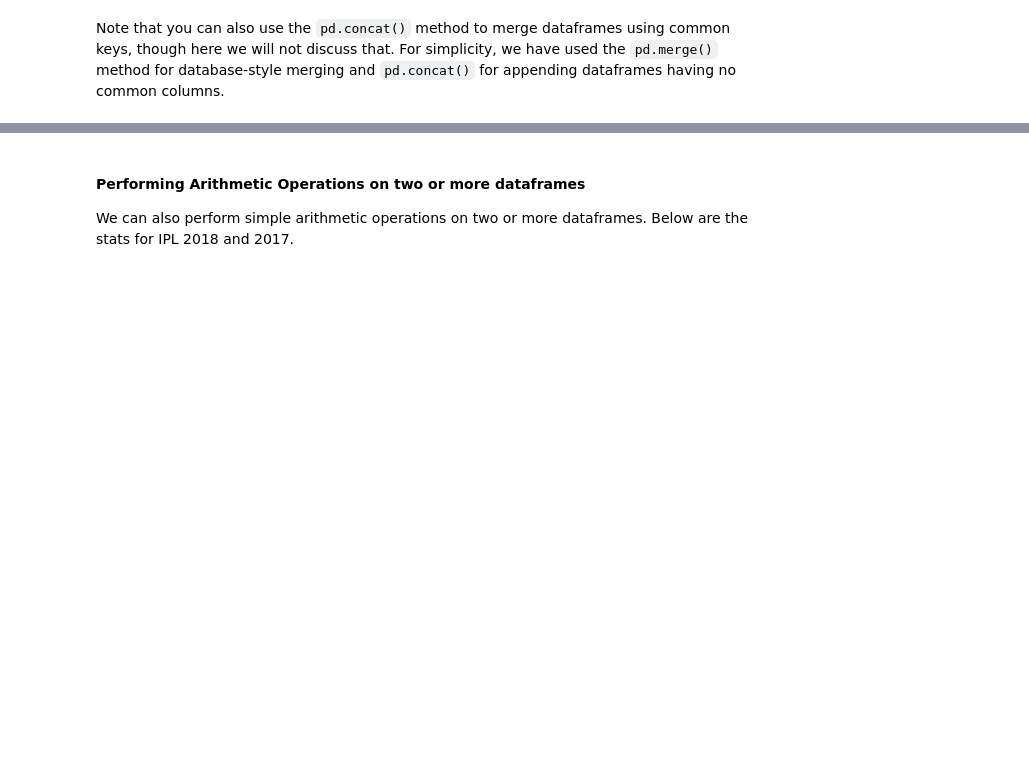
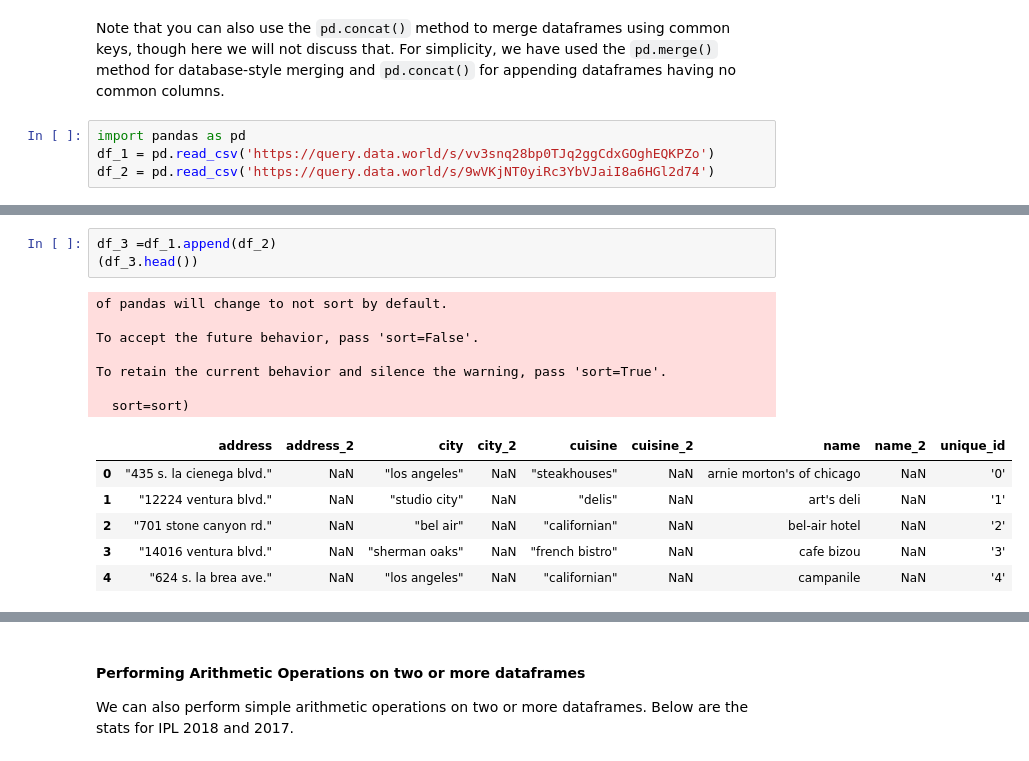
Before and after one commit to vamsigp/IIIT-B, a Jupyter notebook: PrepCourse/1. Python/2. Python for DataScience/3. Intro Pandas/5__Merging_Concatenating.ipynb, the cells around one changed output, grey strips where cells are left out. Cells and saved outputs as stored; diff of their text form; blank space fills up the shorter version.

````diff
--- a/PrepCourse/1. Python/2. Python for DataScience/3. Intro Pandas/5__Merging_Concatenating.ipynb
+++ b/PrepCourse/1. Python/2. Python for DataScience/3. Intro Pandas/5__Merging_Concatenating.ipynb
@@ -309,3 +309,7 @@ pd.concat([df1, df2], axis = 1)
 | 3 | Saif | 33 | M | St. Paul | 91 |
 # %% [markdown]
 Note that you can also use the ```pd.concat()``` method to merge dataframes using common keys, though here we will not discuss that. For simplicity, we have used the ```pd.merge()``` method for database-style merging and ```pd.concat()``` for appending dataframes having no common columns.
+# %%
+import pandas as pd
+df_1 = pd.read_csv('https://query.data.world/s/vv3snq28bp0TJq2ggCdxGOghEQKPZo')
+df_2 = pd.read_csv('https://query.data.world/s/9wVKjNT0yiRc3YbVJaiI8a6HGl2d74')
@@ -311,0 +337,17 @@
+# %%
+df_3 =df_1.append(df_2)
+(df_3.head())
+# %% [output]
+of pandas will change to not sort by default.
+
+To accept the future behavior, pass 'sort=False'.
+
+To retain the current behavior and silence the warning, pass 'sort=True'.
+
+  sort=sort)
+|  | address | address_2 | city | city_2 | cuisine | cuisine_2 | name | name_2 | unique_id |
+| 0 | "435 s. la cienega blvd." | NaN | "los angeles" | NaN | "steakhouses" | NaN | arnie morton's of chicago | NaN | '0' |
+| 1 | "12224 ventura blvd." | NaN | "studio city" | NaN | "delis" | NaN | art's deli | NaN | '1' |
+| 2 | "701 stone canyon rd." | NaN | "bel air" | NaN | "californian" | NaN | bel-air hotel | NaN | '2' |
+| 3 | "14016 ventura blvd." | NaN | "sherman oaks" | NaN | "french bistro" | NaN | cafe bizou | NaN | '3' |
+| 4 | "624 s. la brea ave." | NaN | "los angeles" | NaN | "californian" | NaN | campanile | NaN | '4' |
````
Also changed, not shown: parts of 12 cells of this notebook.
